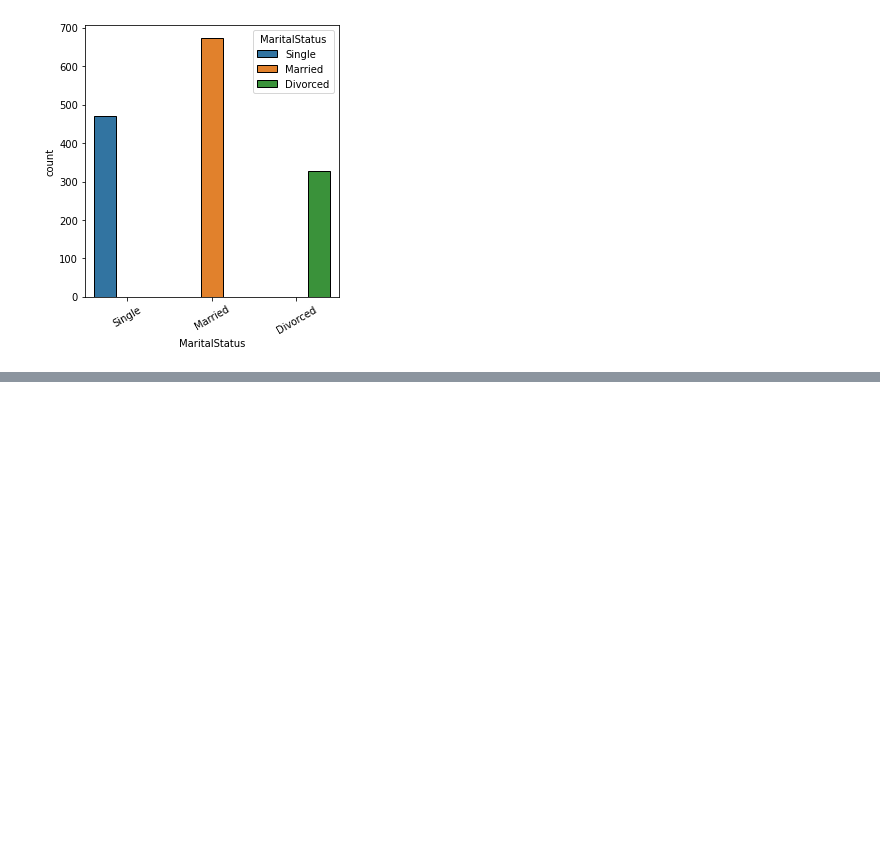
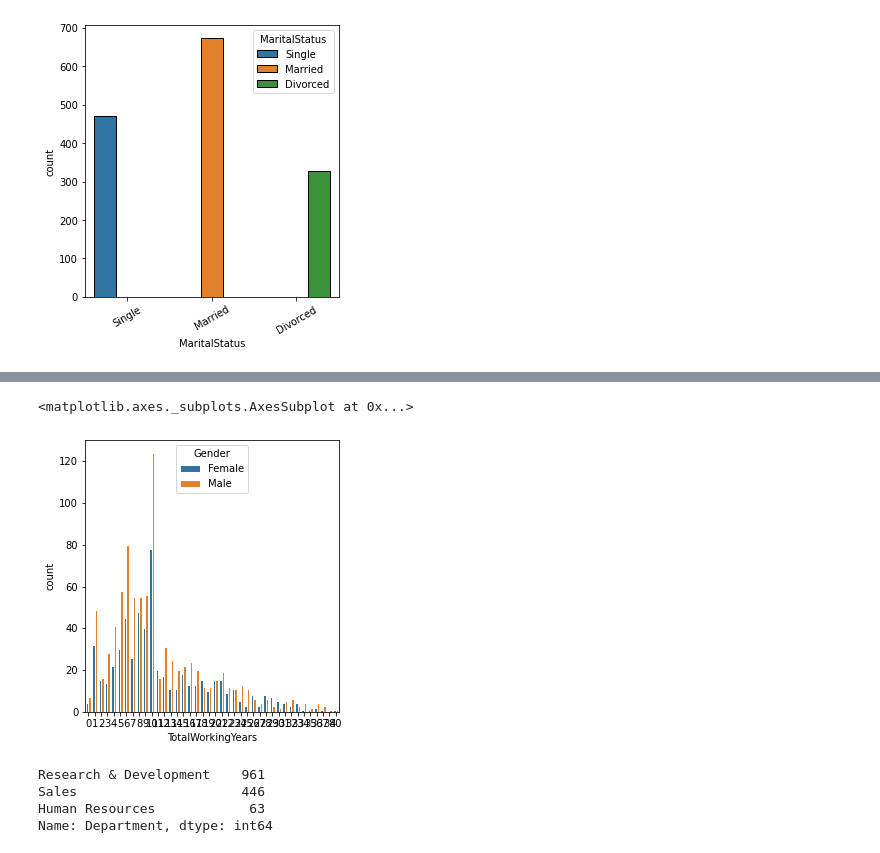
Before and after one commit to Shambhurajdesai/Data-analysis, a Jupyter notebook: Employee_Attrition.ipynb, the cells around one changed output, grey strips where cells are left out. Drawn from its saved outputs; the diff is of its cells as text; code cells hidden in the pictures; blank space fills up the shorter version.

```diff
--- a/Employee_Attrition.ipynb
+++ b/Employee_Attrition.ipynb
@@ -283,0 +317,14 @@ ValueError: ignored
+# %%
+plt.figure(figsize=(10,5))
+plt.subplot(1,2,2)
+sns.countplot('TotalWorkingYears',hue='Gender',ec='white',data=df)
+# %% [output]
+<matplotlib.axes._subplots.AxesSubplot at 0x...>
+[figure, added]
+# %%
+df['Department'].value_counts()
+# %% [output]
+Research & Development    961
+Sales                     446
+Human Resources            63
+Name: Department, dtype: int64
```
Also changed, not shown: parts of 9 cells of this notebook.
